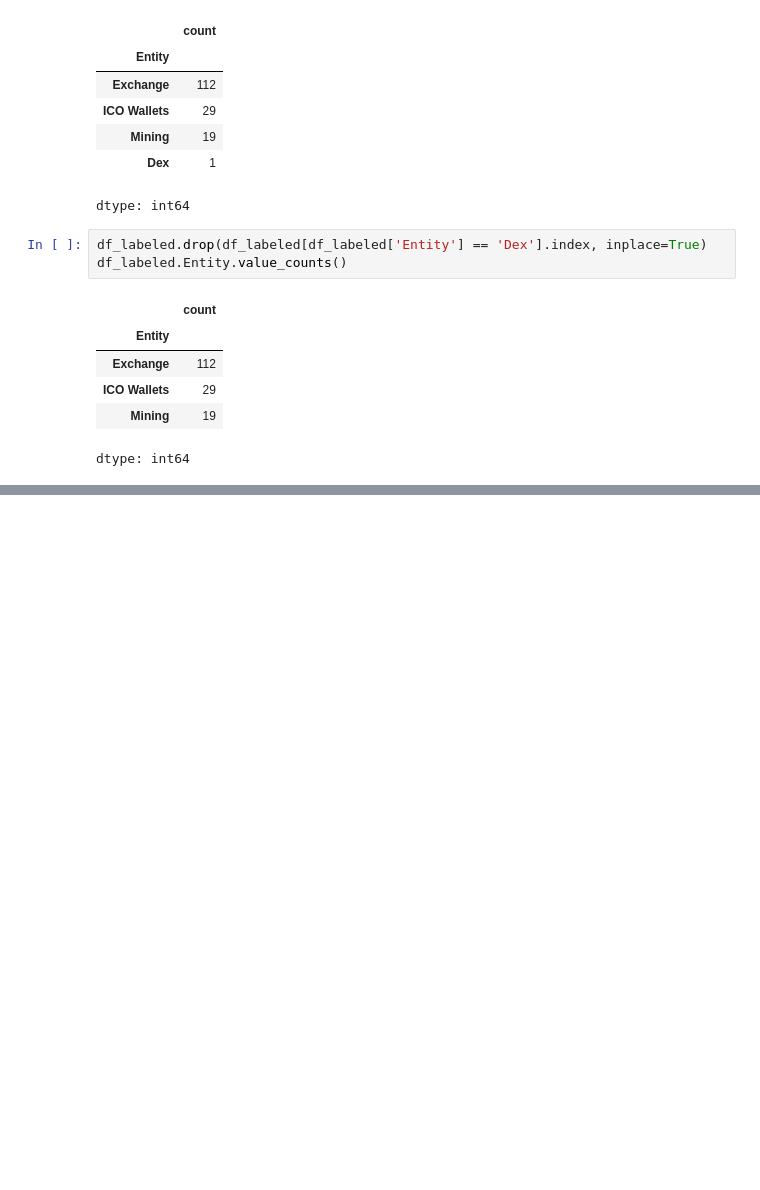
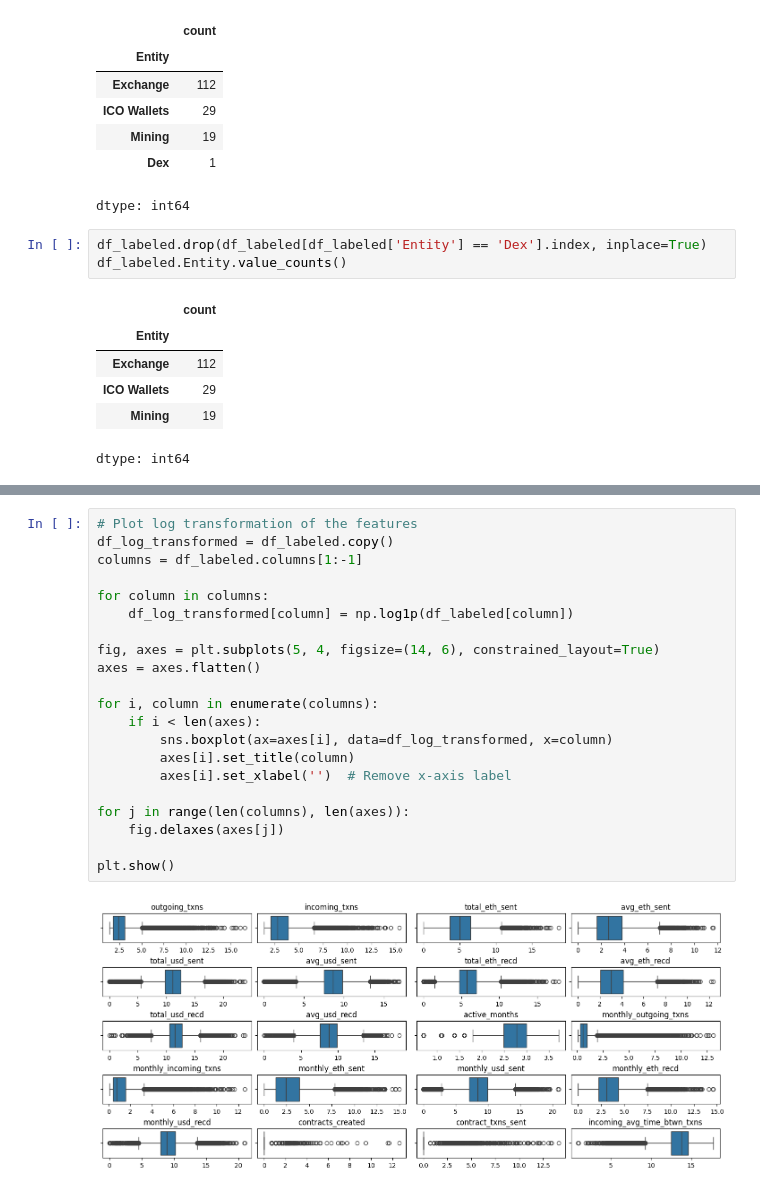
Before and after one commit to shazzad-hasan/ethereum-addresses-space-clustering, a Jupyter notebook: data_preprocessing.ipynb, the cells around one changed output, grey strips where cells are left out. Cells and saved outputs as stored; diff of their text form; blank space fills up the shorter version.

```diff
--- a/data_preprocessing.ipynb
+++ b/data_preprocessing.ipynb
@@ -229,0 +242,23 @@ dtype: int64
+# %%
+# Plot log transformation of the features
+df_log_transformed = df_labeled.copy()
+columns = df_labeled.columns[1:-1]
+
+for column in columns:
+    df_log_transformed[column] = np.log1p(df_labeled[column])
+
+fig, axes = plt.subplots(5, 4, figsize=(14, 6), constrained_layout=True)
+axes = axes.flatten()
+
+for i, column in enumerate(columns):
+    if i < len(axes):
+        sns.boxplot(ax=axes[i], data=df_log_transformed, x=column)
+        axes[i].set_title(column)
+        axes[i].set_xlabel('')  # Remove x-axis label
+
+for j in range(len(columns), len(axes)):
+    fig.delaxes(axes[j])
+
+plt.show()
+# %% [output]
+[figure, added]
```
Also changed, not shown: parts of 7 cells of this notebook.
